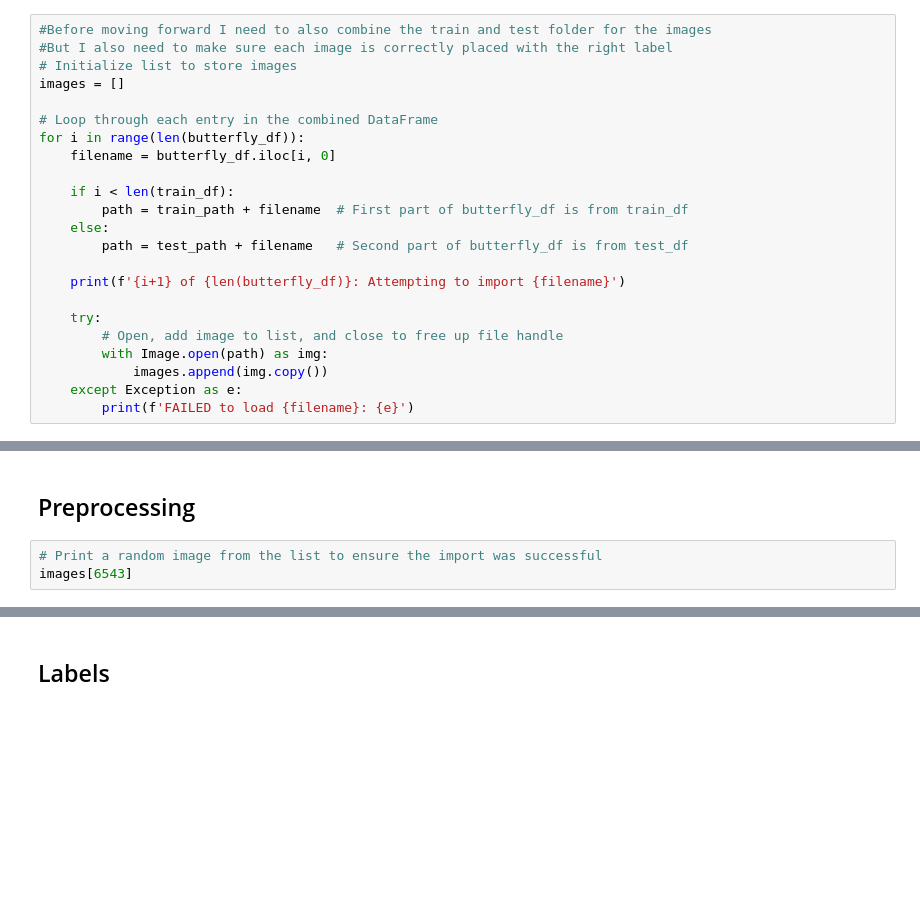
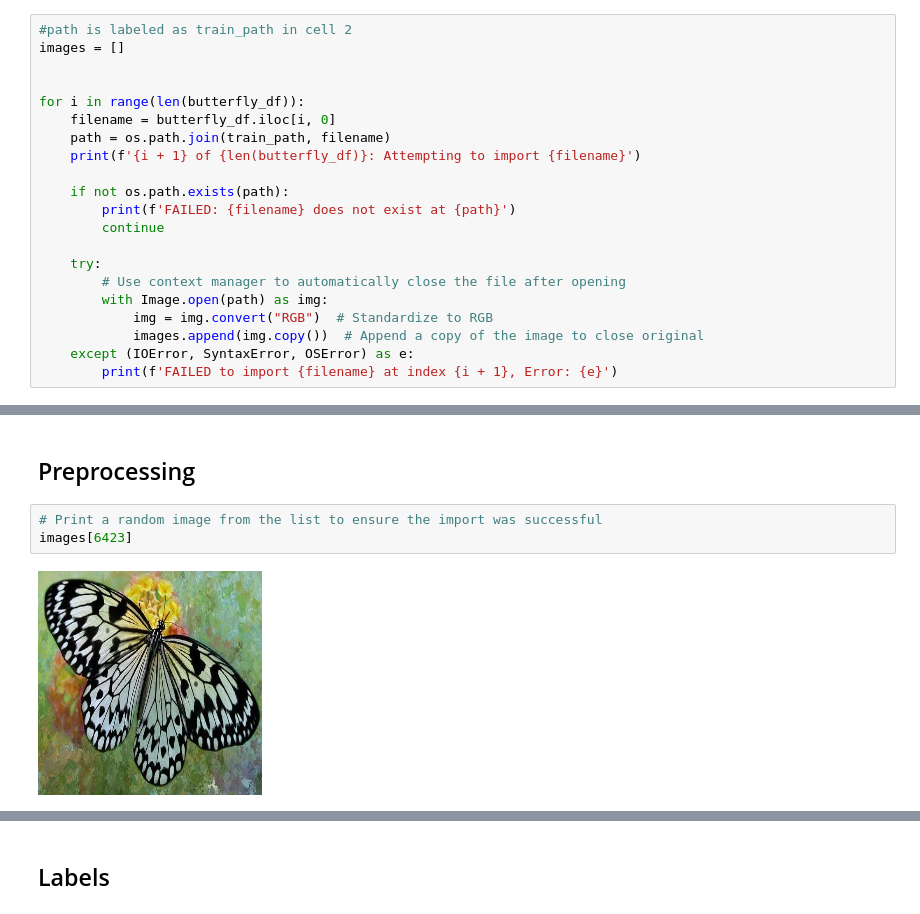
Before and after one commit to Kaidon04/Butterfly-image-classification, a Jupyter notebook: Butterfly_cnn .ipynb, the cells around one changed output, grey strips where cells are left out. Cells and saved outputs as stored; diff of their text form; blank space fills up the shorter version.

```diff
--- a/Butterfly_cnn .ipynb
+++ b/Butterfly_cnn .ipynb
@@ -30,23 +55,21 @@ butterfly_df.head()
 # %%
-#Before moving forward I need to also combine the train and test folder for the images
-#But I also need to make sure each image is correctly placed with the right label
-# Initialize list to store images
+#path is labeled as train_path in cell 2
 images = []
 
-# Loop through each entry in the combined DataFrame
+
 for i in range(len(butterfly_df)):
     filename = butterfly_df.iloc[i, 0]
+    path = os.path.join(train_path, filename)
+    print(f'{i + 1} of {len(butterfly_df)}: Attempting to import {filename}')
 
-    if i < len(train_df):
-        path = train_path + filename  # First part of butterfly_df is from train_df
-    else:
-        path = test_path + filename   # Second part of butterfly_df is from test_df
-
-    print(f'{i+1} of {len(butterfly_df)}: Attempting to import {filename}')
+    if not os.path.exists(path):
+        print(f'FAILED: {filename} does not exist at {path}')
+        continue
 
     try:
-        # Open, add image to list, and close to free up file handle
+        # Use context manager to automatically close the file after opening
         with Image.open(path) as img:
-            images.append(img.copy())
-    except Exception as e:
-        print(f'FAILED to load {filename}: {e}')
+            img = img.convert("RGB")  # Standardize to RGB
+            images.append(img.copy())  # Append a copy of the image to close original
+    except (IOError, SyntaxError, OSError) as e:
+        print(f'FAILED to import {filename} at index {i + 1}, Error: {e}')
@@ -54,7 +95,9 @@ for i in range(len(butterfly_df)):
 ## Preprocessing
 # %%
 # Print a random image from the list to ensure the import was successful
-images[6543]
+images[6423]
+# %% [output]
+[figure, added]
 # %%
 # Check the size of the second image
 images[1].size
```
Also changed, not shown: parts of 23 cells of this notebook, 3 other files.
